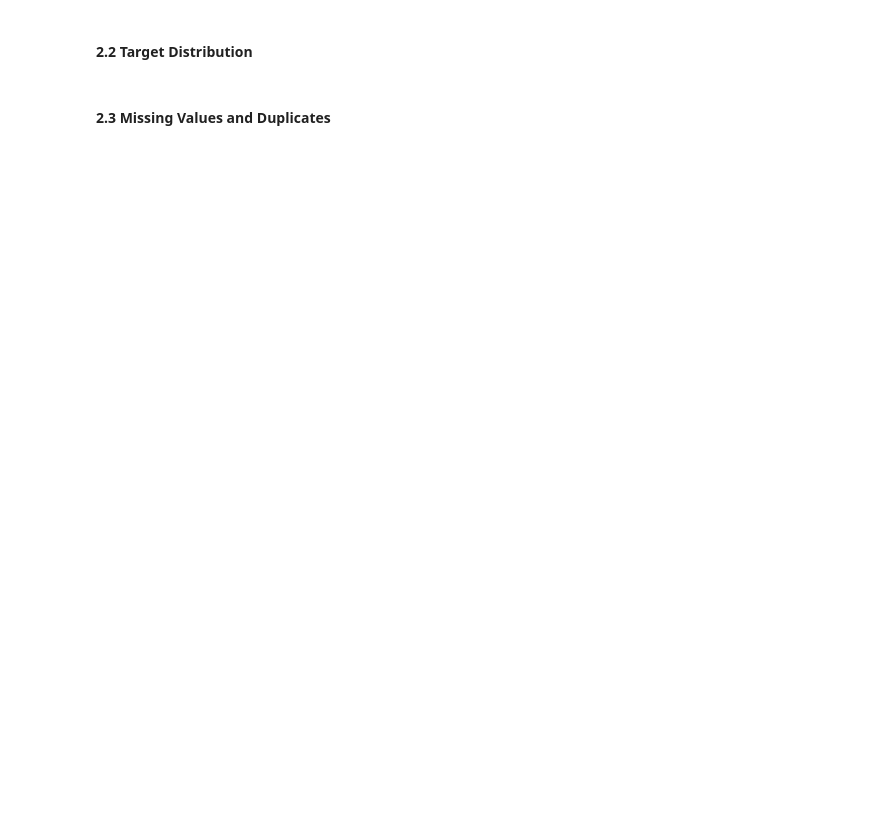
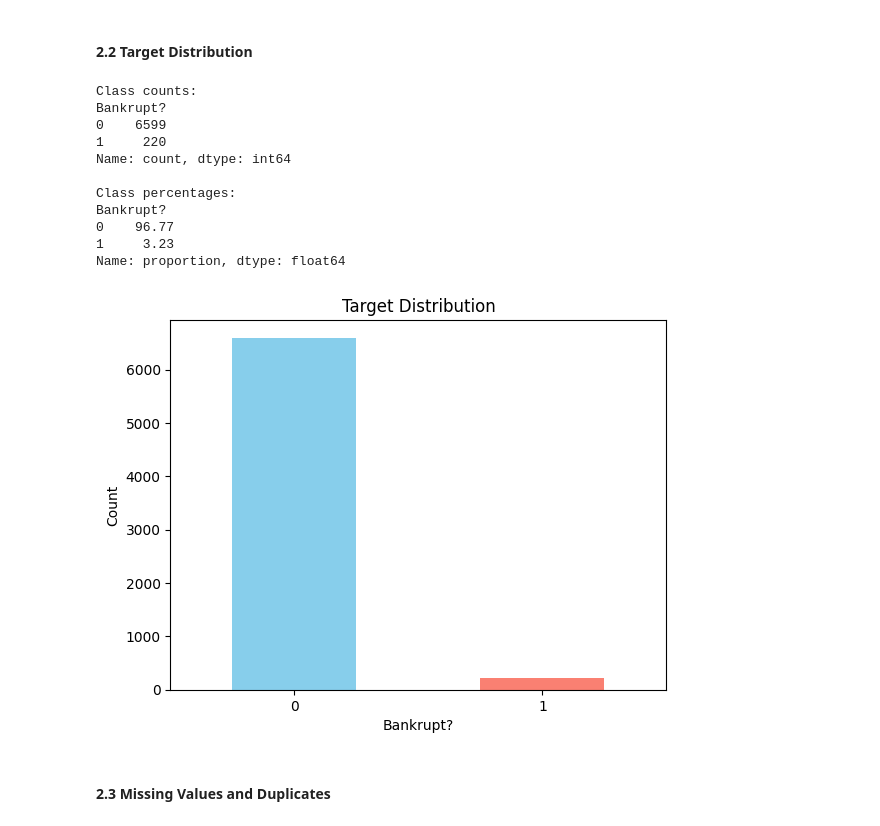
Before and after one commit to AlfiyaKuerban/bankruptcy-classification, a Jupyter notebook: notebook/Kuerban_Ailibiya_assignment5.ipynb, the cells around one changed output. Saved outputs shown, nothing was run; the diff lists cells and outputs as text; code cells hidden in the pictures; blank space fills up the shorter version.

```diff
--- a/notebook/Kuerban_Ailibiya_assignment5.ipynb
+++ b/notebook/Kuerban_Ailibiya_assignment5.ipynb
@@ -11,6 +17,8 @@
 * Classes are imbalanced (~3.2% positive)
 * Primary metric: PR-AUC
 * Calibration metric: Brier score
+# %%
+df = pd.read_csv("../data/data.csv")
 # %% [markdown]
 ## 2. Quick EDA
 
@@ -18,4 +47,35 @@
 # %% [markdown]
 #### 2.2 Target Distribution
+# %%
+import matplotlib.pyplot as plt
+
+class_counts = df["Bankrupt?"].value_counts().sort_index()
+class_percentages = df["Bankrupt?"].value_counts(normalize=True).sort_index() * 100
+
+print("Class counts:")
+print(class_counts)
+
+print("\nClass percentages:")
+print(class_percentages.round(2))
+
+class_counts.plot(kind="bar", color=["skyblue", "salmon"])
+plt.title("Target Distribution")
+plt.xlabel("Bankrupt?")
+plt.ylabel("Count")
+plt.xticks(rotation=0)
+plt.show()
+# %% [output]
+Class counts:
+Bankrupt?
+0    6599
+1     220
+Name: count, dtype: int64
+
+Class percentages:
+Bankrupt?
+0    96.77
+1     3.23
+Name: proportion, dtype: float64
+[figure, added]
 # %% [markdown]
 #### 2.3 Missing Values and Duplicates
```
Also changed, not shown: parts of 9 cells of this notebook.
